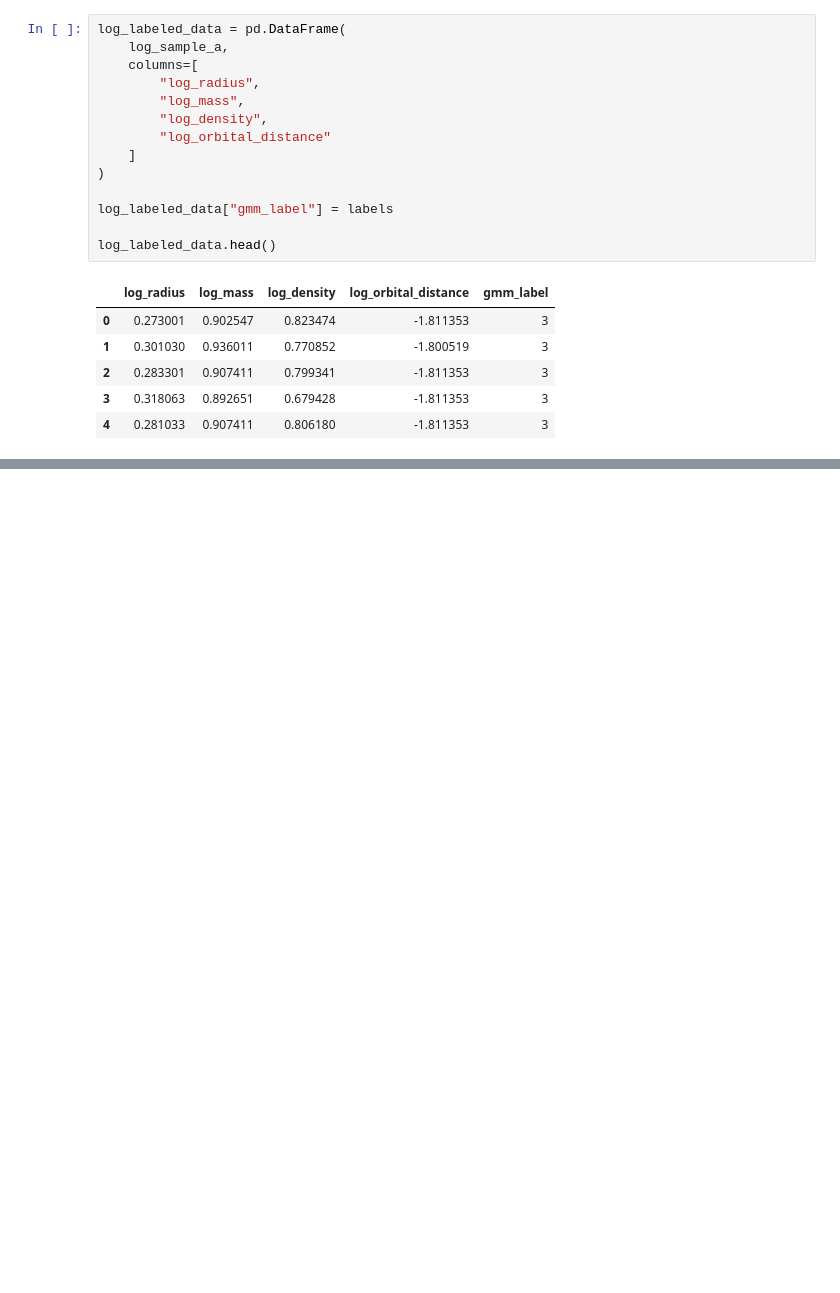
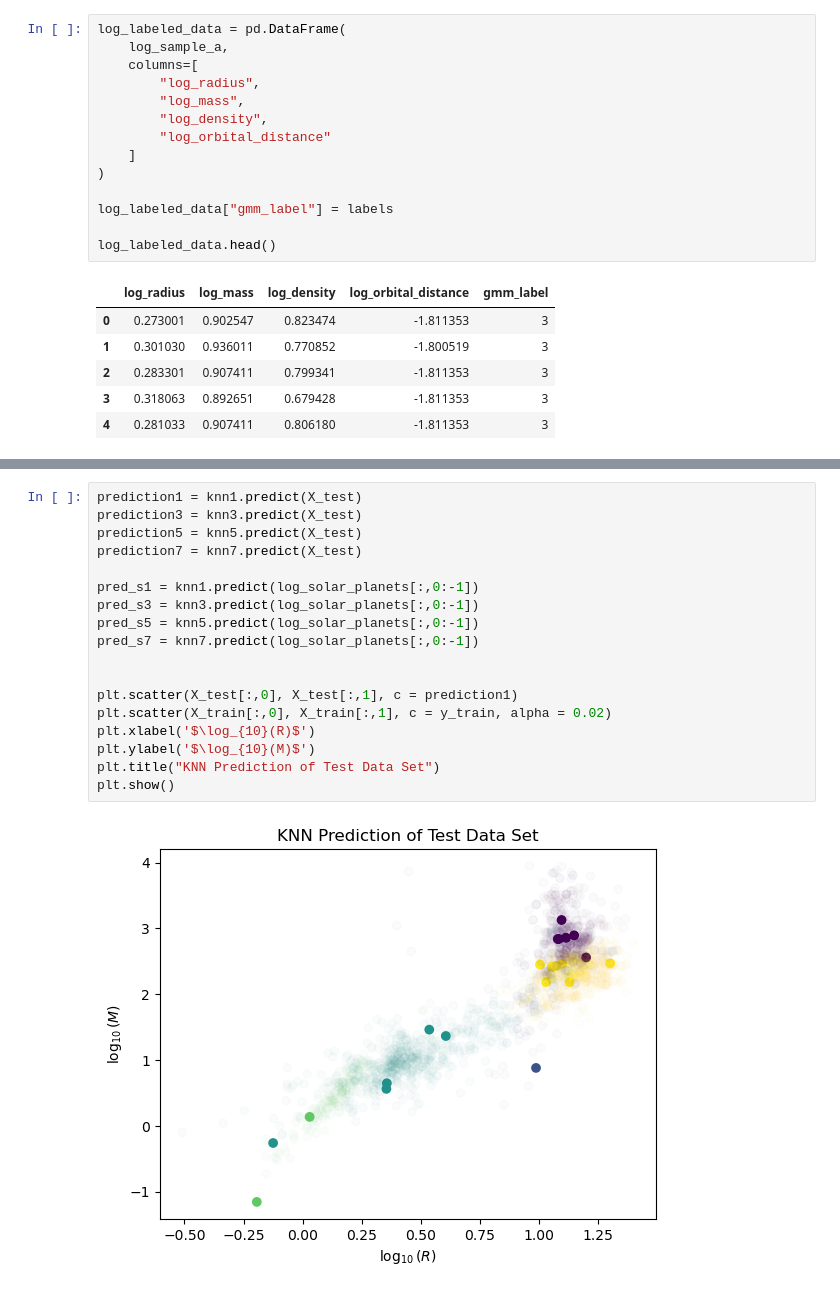
Before and after one commit to TarikOzpamuk/Astro_exercises, a Jupyter notebook: exercise6.ipynb, the cells around one changed output, grey strips where cells are left out. Saved outputs shown, nothing was run; the diff lists cells and outputs as text; blank space fills up the shorter version.

```diff
--- a/exercise6.ipynb
+++ b/exercise6.ipynb
@@ -269,0 +334,20 @@ dtype: int64
+# %%
+prediction1 = knn1.predict(X_test)
+prediction3 = knn3.predict(X_test)
+prediction5 = knn5.predict(X_test)
+prediction7 = knn7.predict(X_test)
+
+pred_s1 = knn1.predict(log_solar_planets[:,0:-1])
+pred_s3 = knn3.predict(log_solar_planets[:,0:-1])
+pred_s5 = knn5.predict(log_solar_planets[:,0:-1])
+pred_s7 = knn7.predict(log_solar_planets[:,0:-1])
+
+
+plt.scatter(X_test[:,0], X_test[:,1], c = prediction1)
+plt.scatter(X_train[:,0], X_train[:,1], c = y_train, alpha = 0.02)
+plt.xlabel('$\log_{10}(R)$')
+plt.ylabel('$\log_{10}(M)$')
+plt.title("KNN Prediction of Test Data Set")
+plt.show()
+# %% [output]
+[figure, added]
```
Also changed, not shown: parts of 22 cells of this notebook.
